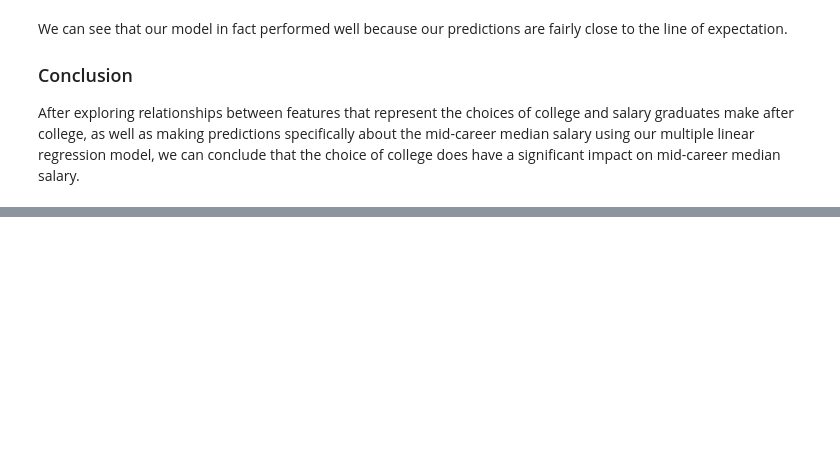
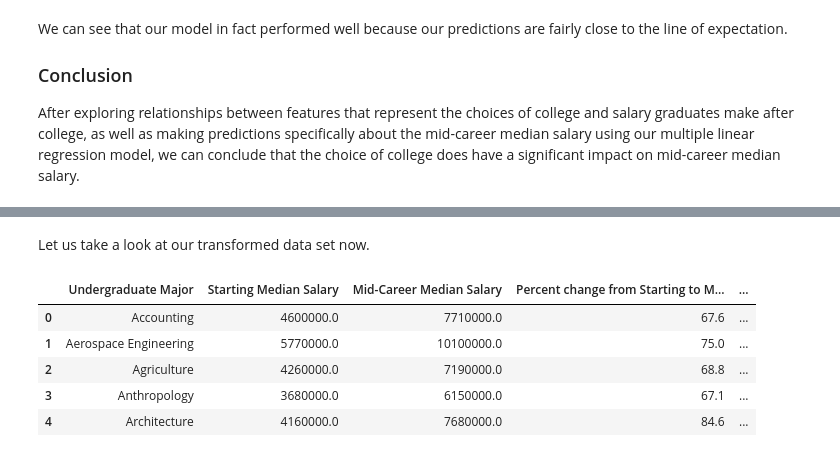
Before and after one commit to demi-tu/Where-it-Pays-to-Attend-College, a Jupyter notebook: Final Resource.ipynb, the cells around one changed output, grey strips where cells are left out. Cells and saved outputs as stored; diff of their text form; code cells hidden in the pictures; blank space fills up the shorter version.

```diff
--- a/Final Resource.ipynb
+++ b/Final Resource.ipynb
@@ -594,0 +615,30 @@ Let us take a look at the data sets first.
+# %%
+major['Starting Median Salary'] = major['Starting Median Salary'].str.replace(',', '')
+major['Starting Median Salary'] = major['Starting Median Salary'].str.replace('.', '')
+major['Starting Median Salary'] = major['Starting Median Salary'].str.replace('$', '')
+major['Starting Median Salary'] = major['Starting Median Salary'].astype(float)
+
+major['Mid-Career Median Salary'] = major['Mid-Career Median Salary'].str.replace(',', '')
+major['Mid-Career Median Salary'] = major['Mid-Career Median Salary'].str.replace('.', '')
+major['Mid-Career Median Salary'] = major['Mid-Career Median Salary'].str.replace('$', '')
+major['Mid-Career Median Salary'] = major['Mid-Career Median Salary'].astype(float)
+
+major['Mid-Career 10th Percentile Salary'] = major['Mid-Career 10th Percentile Salary'].str.replace(',', '')
+major['Mid-Career 10th Percentile Salary'] = major['Mid-Career 10th Percentile Salary'].str.replace('.', '')
+major['Mid-Career 10th Percentile Salary'] = major['Mid-Career 10th Percentile Salary'].str.replace('$', '')
+major['Mid-Career 10th Percentile Salary'] = major['Mid-Career 10th Percentile Salary'].astype(float)
+
+major['Mid-Career 25th Percentile Salary'] = major['Mid-Career 25th Percentile Salary'].str.replace(',', '')
+major['Mid-Career 25th Percentile Salary'] = major['Mid-Career 25th Percentile Salary'].str.replace('.', '')
+major['Mid-Career 25th Percentile Salary'] = major['Mid-Career 25th Percentile Salary'].str.replace('$', '')
+major['Mid-Career 25th Percentile Salary'] = major['Mid-Career 25th Percentile Salary'].astype(float)
+
+major['Mid-Career 75th Percentile Salary'] = major['Mid-Career 75th Percentile Salary'].str.replace(',', '')
+major['Mid-Career 75th Percentile Salary'] = major['Mid-Career 75th Percentile Salary'].str.replace('.', '')
+major['Mid-Career 75th Percentile Salary'] = major['Mid-Career 75th Percentile Salary'].str.replace('$', '')
+major['Mid-Career 75th Percentile Salary'] = major['Mid-Career 75th Percentile Salary'].astype(float)
+
+major['Mid-Career 90th Percentile Salary'] = major['Mid-Career 90th Percentile Salary'].str.replace(',', '')
+major['Mid-Career 90th Percentile Salary'] = major['Mid-Career 90th Percentile Salary'].str.replace('.', '')
+major['Mid-Career 90th Percentile Salary'] = major['Mid-Career 90th Percentile Salary'].str.replace('$', '')
+major['Mid-Career 90th Percentile Salary'] = major['Mid-Career 90th Percentile Salary'].astype(float)
@@ -594,0 +649,21 @@ Let us take a look at the data sets first.
+# %%
+major['90th_Rank'] = major['Mid-Career 90th Percentile Salary'].rank(method='dense', ascending=True)
+major['75th_Rank'] = major['Mid-Career 75th Percentile Salary'].rank(method='dense', ascending=True)
+major['25th_Rank'] = major['Mid-Career 25th Percentile Salary'].rank(method='dense', ascending=True)
+major['10th_Rank'] = major['Mid-Career 10th Percentile Salary'].rank(method='dense', ascending=True)
+
+# Create new variables
+major['Mid_Career_Rank'] = major['Mid-Career Median Salary'].rank(method='dense', ascending=True)
+major['Rank_Sum'] = major['90th_Rank'] + major['75th_Rank'] + major['25th_Rank'] + major['10th_Rank'] + major['Mid_Career_Rank']
+major['Greatest_Range'] = major['Mid-Career 90th Percentile Salary'] - major['Mid-Career 10th Percentile Salary']
+# %% [markdown]
+Let us take a look at our transformed data set now.
+# %%
+major.head()
+# %% [output]
+|  | Undergraduate Major | Starting Median Salary | Mid-Career Median Salary | Percent change from Starting to M... | ... |
+| 0 | Accounting | 4600000.0 | 7710000.0 | 67.6 | ... |
+| 1 | Aerospace Engineering | 5770000.0 | 10100000.0 | 75.0 | ... |
+| 2 | Agriculture | 4260000.0 | 7190000.0 | 68.8 | ... |
+| 3 | Anthropology | 3680000.0 | 6150000.0 | 67.1 | ... |
+| 4 | Architecture | 4160000.0 | 7680000.0 | 84.6 | ... |
```
Also changed, not shown: parts of 31 cells of this notebook, 1 other file.
